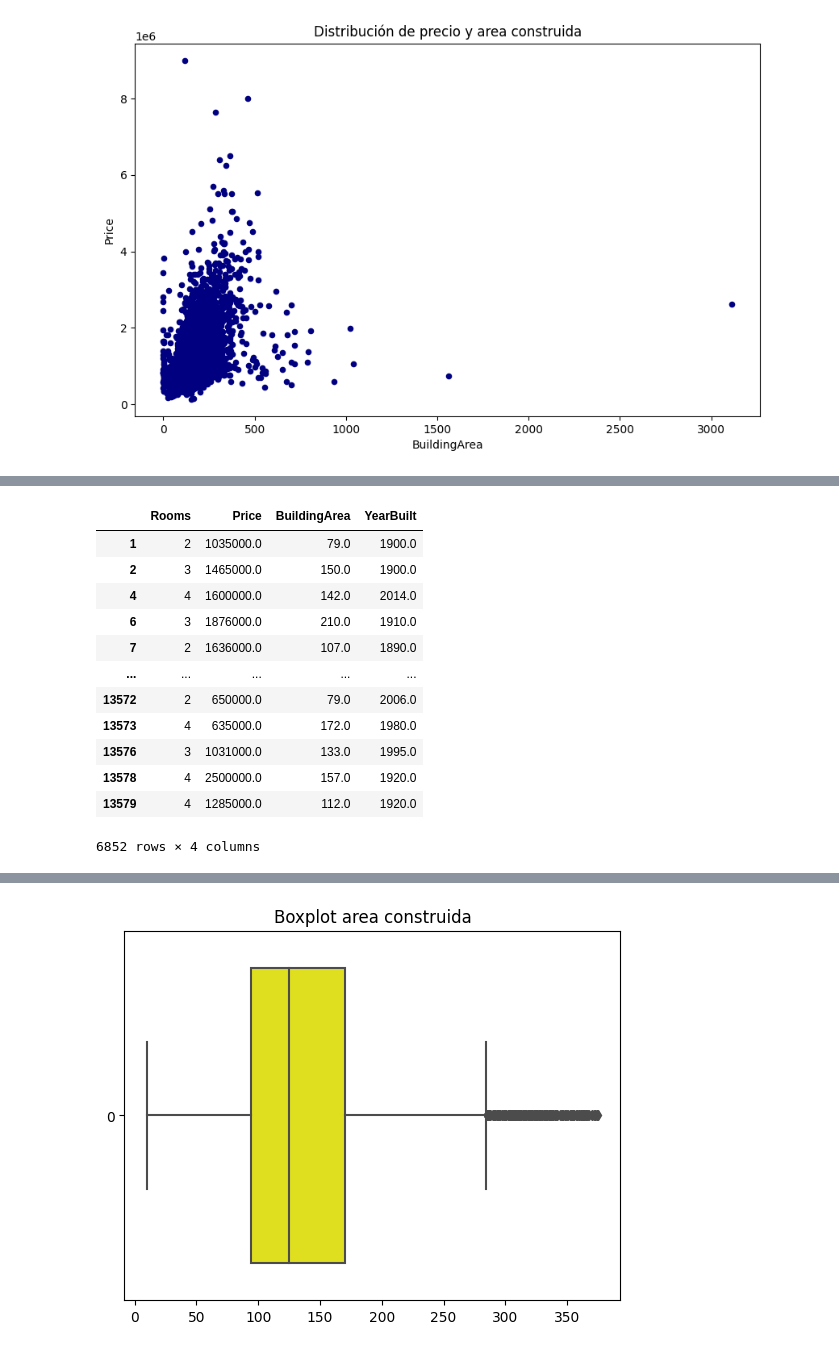
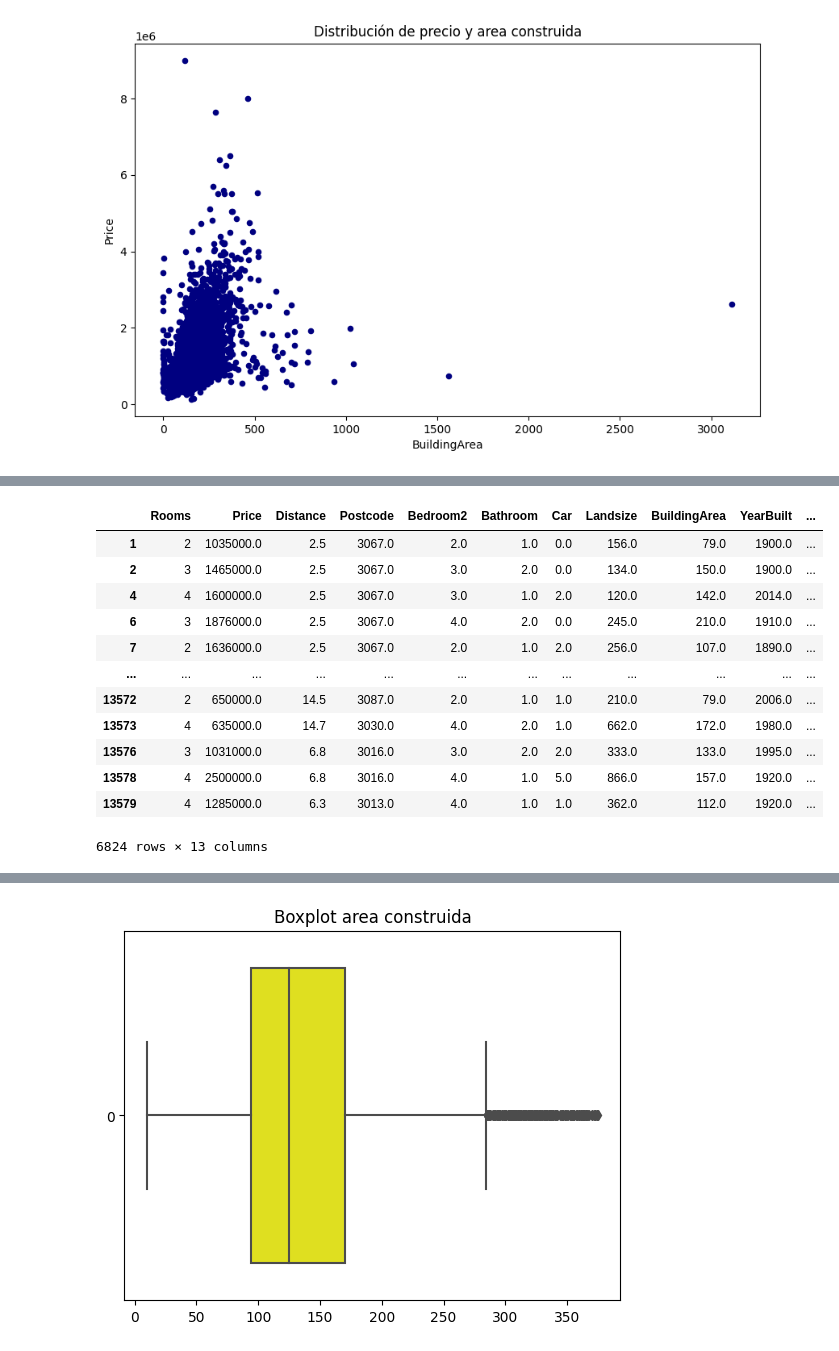
Before and after one commit to CarlosAg20/cd-Carlos-Agudelo-2023, a Jupyter notebook: Carlos_Agudelo_Taller_2_Regresiones_lineales_2.ipynb, the cells around one changed output, grey strips where cells are left out. Drawn from its saved outputs; the diff is of its cells as text; code cells hidden in the pictures.

```diff
--- a/Carlos_Agudelo_Taller_2_Regresiones_lineales_2.ipynb
+++ b/Carlos_Agudelo_Taller_2_Regresiones_lineales_2.ipynb
@@ -50,3 +52,12 @@ Lattitude        float64
 Longtitude       float64
 Propertycount    float64
 dtype: object
+# %%
+for x in df:
+  x = df.select_dtypes(include=['object'])
+  dfm = df.drop(x, axis=1, )
+for x in df:
+  x = df.select_dtypes(include=['object'])
+  df = df.drop(x, axis=1, )
+
+dfm.dtypes
@@ -53,8 +79,2 @@ dtype: object
 # %% [markdown]
 Elimino todas las columnas de tipo objeto
-# %%
-for x in df:
-  x = df.select_dtypes(include=['object'])
-  dfm = df.drop(x, axis=1,  inplace=True)
-
-dfm.dtypes
@@ -76,10 +99,12 @@ dtype: object
 # %% [markdown]
 Elimino las columnas que no tendré en cuenta para el análisis según los datos arrojados y teniendo en cuenta las correlaciones entre sí.
 # %%
-dfm = dfm.drop(columns= ['Lattitude', 'Postcode', 'Longtitude', 'Bedroom2', 'Bathroom', 'Landsize', 'Propertycount', 'Car', 'Distance'])
-dfm.dtypes
+#dfm = dfm.drop(columns= ['Lattitude', 'Postcode', 'Longtitude', 'Bedroom2', 'Bathroom', 'Landsize', 'Propertycount', 'Car', 'Distance'])
+#dfm.dtypes
 
+df = df.drop(columns= ['Lattitude', 'Postcode', 'Longtitude', 'Bedroom2'])
 
+df
 
 #df0 = df[df["BuildingArea"]<=800]
 #df0
@@ -101,5 +147,7 @@ dtype: int64
 # %%
 #Borrado de datos nulos
 dfm = dfm.dropna()
+
+df = dfm.dropna()
 dfm
 # %% [output]
@@ -132,21 +186,23 @@ ax.set_title('Distribución de precio y area construida');
 # %%
 #Datos con área menor o igual a 800
 dfm = dfm[dfm["BuildingArea"]<=800]
+
+df = df[df["BuildingArea"]<=800]
 dfm
 # %% [output]
-|  | Rooms | Price | BuildingArea | YearBuilt |
-| 1 | 2 | 1035000.0 | 79.0 | 1900.0 |
-| 2 | 3 | 1465000.0 | 150.0 | 1900.0 |
-| 4 | 4 | 1600000.0 | 142.0 | 2014.0 |
-| 6 | 3 | 1876000.0 | 210.0 | 1910.0 |
-| 7 | 2 | 1636000.0 | 107.0 | 1890.0 |
-| ... | ... | ... | ... | ... |
-| 13572 | 2 | 650000.0 | 79.0 | 2006.0 |
-| 13573 | 4 | 635000.0 | 172.0 | 1980.0 |
-| 13576 | 3 | 1031000.0 | 133.0 | 1995.0 |
-| 13578 | 4 | 2500000.0 | 157.0 | 1920.0 |
-| 13579 | 4 | 1285000.0 | 112.0 | 1920.0 |
+|  | Rooms | Price | Distance | Postcode | Bedroom2 | Bathroom | Car | Landsize | BuildingArea | YearBuilt | ... |
+| 1 | 2 | 1035000.0 | 2.5 | 3067.0 | 2.0 | 1.0 | 0.0 | 156.0 | 79.0 | 1900.0 | ... |
+| 2 | 3 | 1465000.0 | 2.5 | 3067.0 | 3.0 | 2.0 | 0.0 | 134.0 | 150.0 | 1900.0 | ... |
+| 4 | 4 | 1600000.0 | 2.5 | 3067.0 | 3.0 | 1.0 | 2.0 | 120.0 | 142.0 | 2014.0 | ... |
+| 6 | 3 | 1876000.0 | 2.5 | 3067.0 | 4.0 | 2.0 | 0.0 | 245.0 | 210.0 | 1910.0 | ... |
+| 7 | 2 | 1636000.0 | 2.5 | 3067.0 | 2.0 | 1.0 | 2.0 | 256.0 | 107.0 | 1890.0 | ... |
+| ... | ... | ... | ... | ... | ... | ... | ... | ... | ... | ... | ... |
+| 13572 | 2 | 650000.0 | 14.5 | 3087.0 | 2.0 | 1.0 | 1.0 | 210.0 | 79.0 | 2006.0 | ... |
+| 13573 | 4 | 635000.0 | 14.7 | 3030.0 | 4.0 | 2.0 | 1.0 | 662.0 | 172.0 | 1980.0 | ... |
+| 13576 | 3 | 1031000.0 | 6.8 | 3016.0 | 3.0 | 2.0 | 2.0 | 333.0 | 133.0 | 1995.0 | ... |
+| 13578 | 4 | 2500000.0 | 6.8 | 3016.0 | 4.0 | 1.0 | 5.0 | 866.0 | 157.0 | 1920.0 | ... |
+| 13579 | 4 | 1285000.0 | 6.3 | 3013.0 | 4.0 | 1.0 | 1.0 | 362.0 | 112.0 | 1920.0 | ... |
-6852 rows × 4 columns
+6824 rows × 13 columns
 # %%
 #Diagrama de distribución
 fig, ax = plt.subplots(figsize=(10, 6))
```
Also changed, not shown: parts of 19 cells of this notebook.
